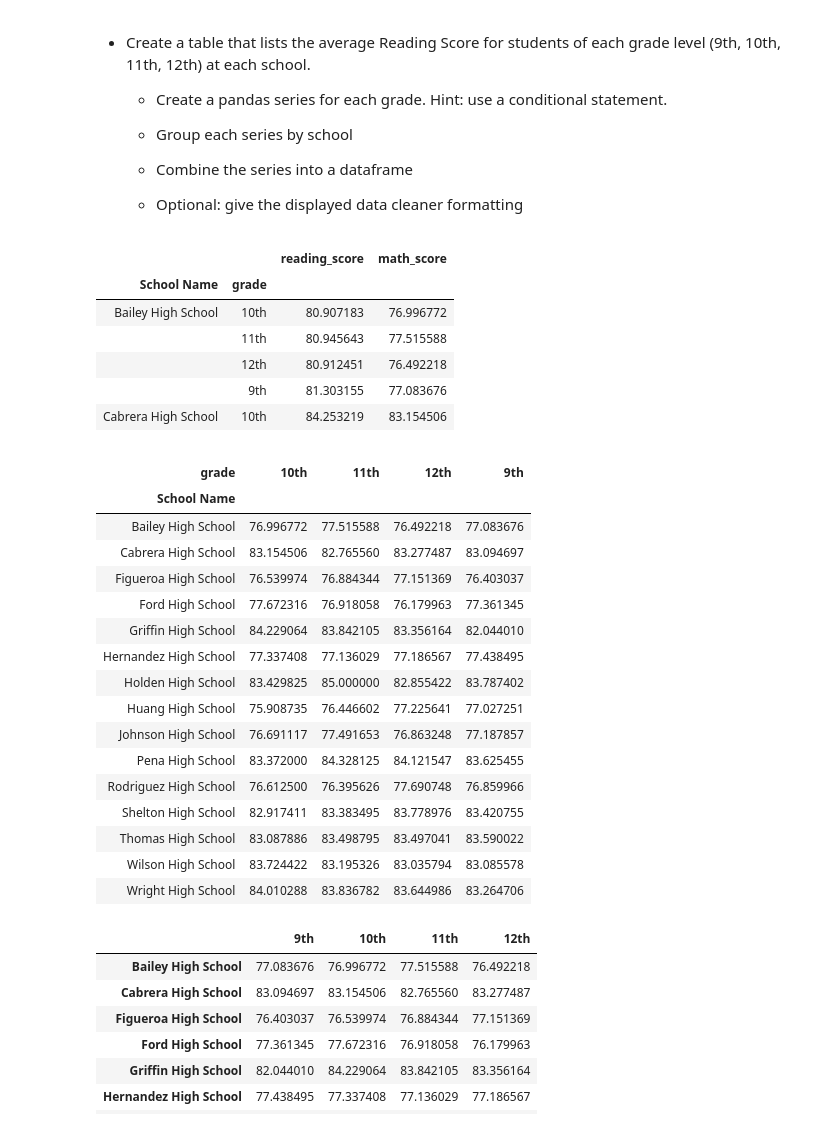
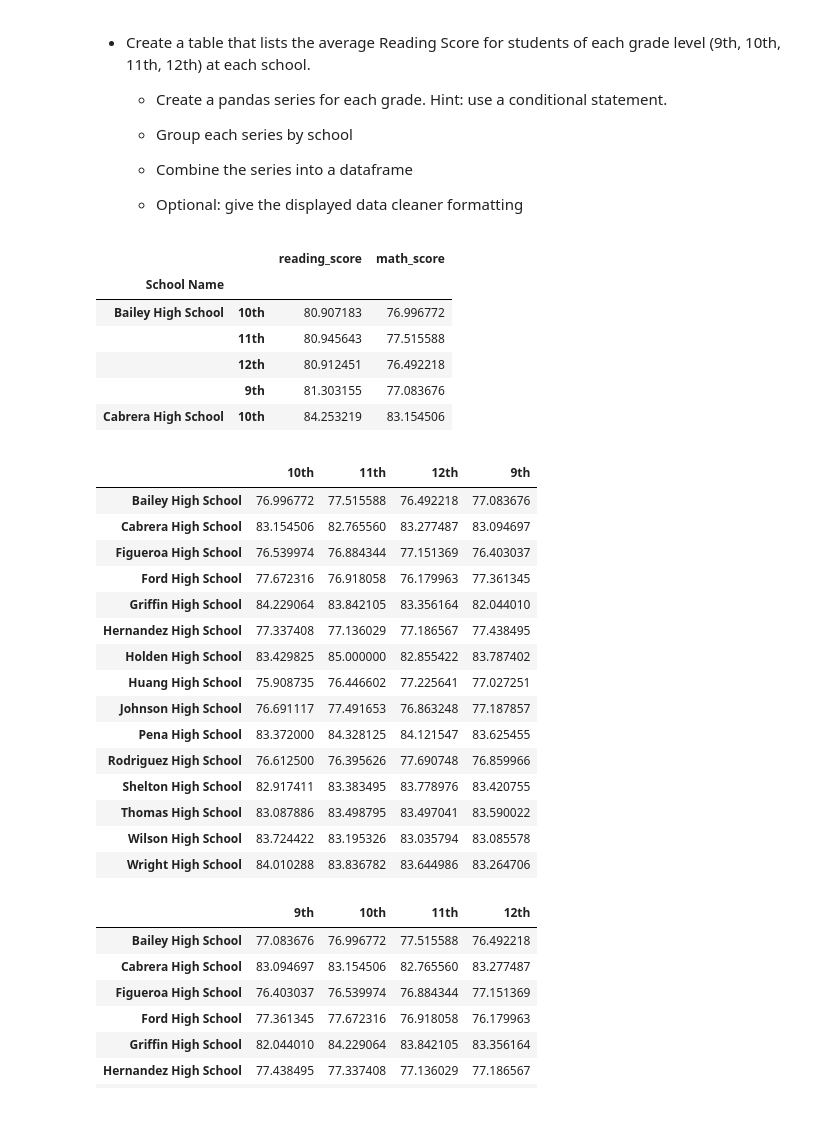
Before and after one commit to jtpeters963/panda-challenge, a Jupyter notebook: PyCitySchools/PyCitySchools_starter.ipynb, the cells around one changed output. Drawn from its saved outputs; the diff is of its cells as text; code cells hidden in the pictures.

```diff
--- a/PyCitySchools/PyCitySchools_starter.ipynb
+++ b/PyCitySchools/PyCitySchools_starter.ipynb
@@ -175,8 +179,8 @@ bottom_performing.head()
 # # # perpsmth = 100*psmth/tbg
 # # # perpsmth.head(30)
 # b.head(50)
-sd=sd.rename(columns={'school_name':'School Name'})
-avg_bygrade = sd.groupby(['School Name','grade']).mean()
+sd=sd.rename(columns={'school_name':'School Name','grade':' '})
+avg_bygrade = sd.groupby(['School Name',' ']).mean()
 del avg_bygrade['School ID']
 del avg_bygrade['Student ID']
 del avg_bygrade['size']
@@ -184,7 +188,7 @@ del avg_bygrade['budget']
 avg_bygrade.head()
 # %% [output]
 |  |  | reading_score | math_score |
-| School Name | grade |  |  |
+| School Name |  |  |  |
 | Bailey High School | 10th | 80.907183 | 76.996772 |
 |  | 11th | 80.945643 | 77.515588 |
 |  | 12th | 80.912451 | 76.492218 |
@@ -193,13 +197,14 @@ avg_bygrade.head()
 # %%
 avg_math = avg_bygrade.copy()
 del avg_math['reading_score']
 avg_math = avg_math.rename(columns={'math_score':''})
 a= avg_math.unstack(1)
+a = a.rename_axis(None)
+a=a.sort_index(level=[0,1])
 a
 # %% [output]
 |  |  |  |  |  |
-| grade | 10th | 11th | 12th | 9th |
-| School Name |  |  |  |  |
+|  | 10th | 11th | 12th | 9th |
 | Bailey High School | 76.996772 | 77.515588 | 76.492218 | 77.083676 |
 | Cabrera High School | 83.154506 | 82.765560 | 83.277487 | 83.094697 |
 | Figueroa High School | 76.539974 | 76.884344 | 77.151369 | 76.403037 |
```
Also changed, not shown: parts of 6 cells of this notebook.
